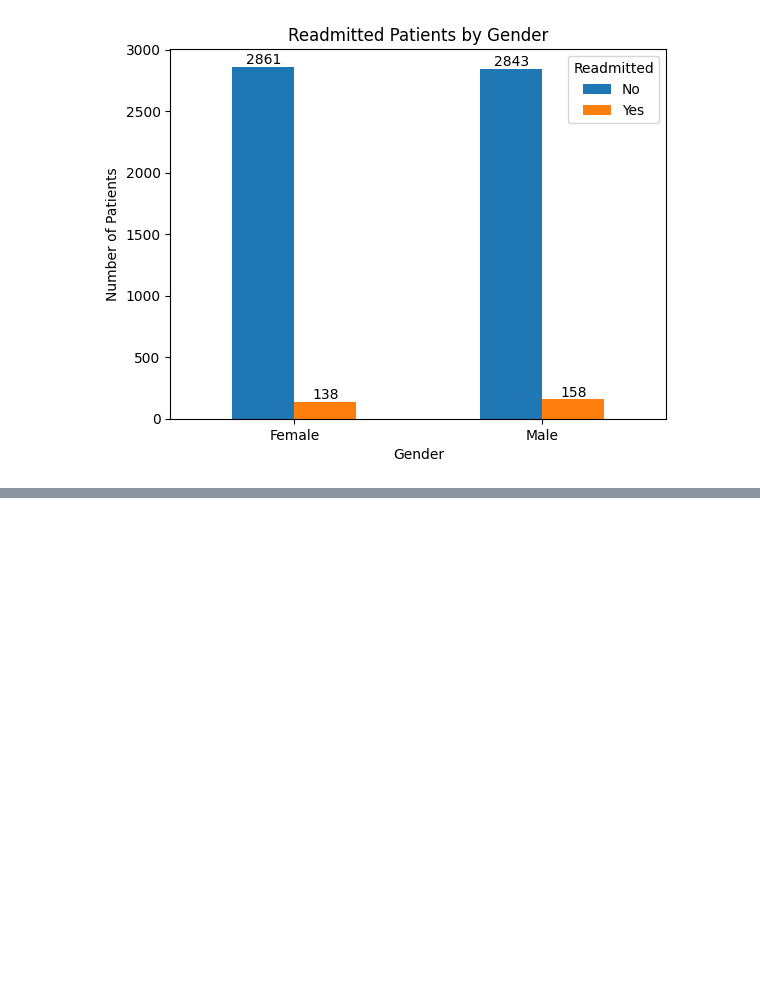
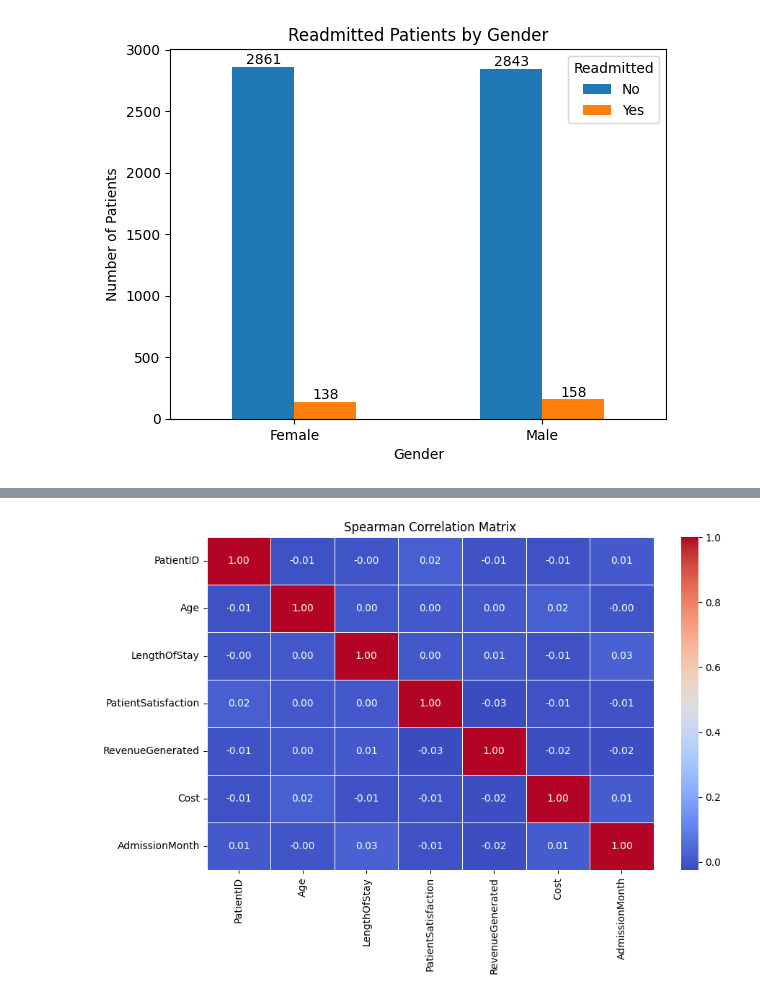
Before and after one commit to Sezo-code/Michine-Learning, a Jupyter notebook: Health_Care_Data_Analytics_2024.ipynb, the cells around one changed output, grey strips where cells are left out. Cells and saved outputs as stored; diff of their text form; code cells hidden in the pictures; blank space fills up the shorter version.

```diff
--- a/Health_Care_Data_Analytics_2024.ipynb
+++ b/Health_Care_Data_Analytics_2024.ipynb
@@ -1018,0 +1069,12 @@ This focuses on visualizing the number of readmitted patients based on their gen
+# %%
+# Select only numerical features for correlation calculation
+numerical_features = df.select_dtypes(include=np.number).columns
+spearman_corr = df[numerical_features].corr(method='spearman')
+
+# Display the correlation matrix
+plt.figure(figsize=(10, 6))
+sns.heatmap(spearman_corr, annot=True, cmap='coolwarm', fmt=".2f", linewidths=0.5)
+plt.title('Spearman Correlation Matrix')
+plt.show()
+# %% [output]
+[figure, added]
```
Also changed, not shown: parts of 5 cells of this notebook.
